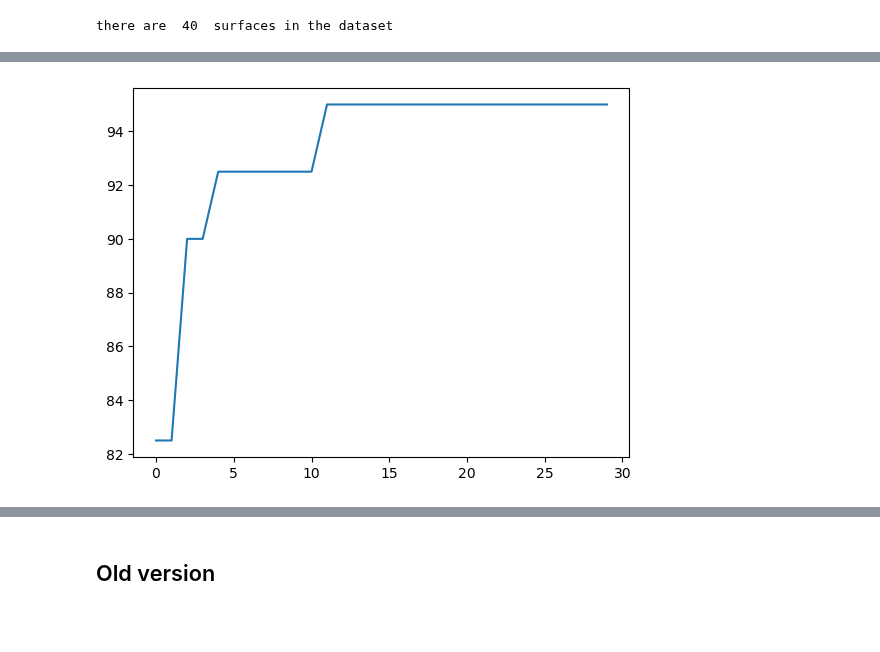
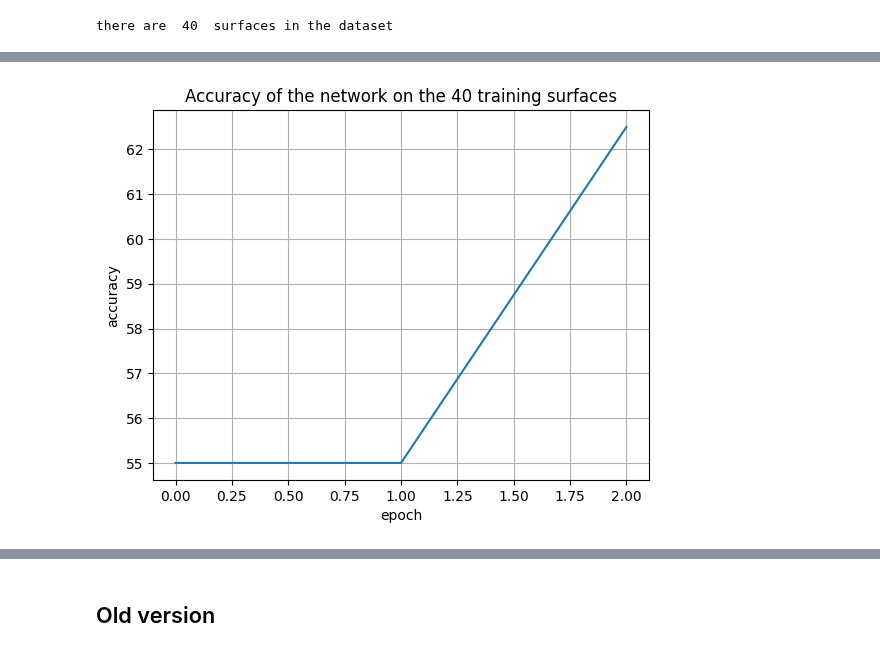
Before and after one commit to aidos-lab/neural-k-forms, a Jupyter notebook: Surface_classification_single_cochain.ipynb, the cells around one changed output, grey strips where cells are left out. Saved outputs shown, nothing was run; the diff lists cells and outputs as text; code cells hidden in the pictures; blank space fills up the shorter version.

```diff
--- a/Surface_classification_single_cochain.ipynb
+++ b/Surface_classification_single_cochain.ipynb
@@ -192,7 +196,7 @@ subdivision_vert, subdivision_coefs = kf.subdivide_simplex_coef_torch(num_sub)
 
 det = kf.build_determinant_tensor(dim, k) ## will be needed for integration
 # %%
-epochs = 30
+epochs = 3
 
 # create your optimizer
 optimizer = optim.SGD(kform.parameters(), lr=1e-2)
@@ -207,6 +211,7 @@ torch.autograd.set_detect_anomaly(True)
 
 
 Accuracies = []
+
 
 for e in range(epochs):
     print('epoch: ', e)
@@ -274,11 +279,15 @@ Accuracy of the network on the 40 training surfaces at epoch 29 : 95.0
 # %%
 # plot on x axis the epchs and on y axis the accuracy
 
 # plot the loss
 fig, ax = plt.subplots()
 
 ax.plot(np.arange(len(Accuracies)), Accuracies)
 
+
+ax.set(xlabel='epoch', ylabel='accuracy', title='Accuracy of the network on the {} training surfaces'.format(num_surf*2))
+ax.grid()
+
 plt.show()
 # %% [output]
-[figure, old version]
+[figure, new version]
```
Also changed, not shown: parts of 21 cells of this notebook, 2 other files.
